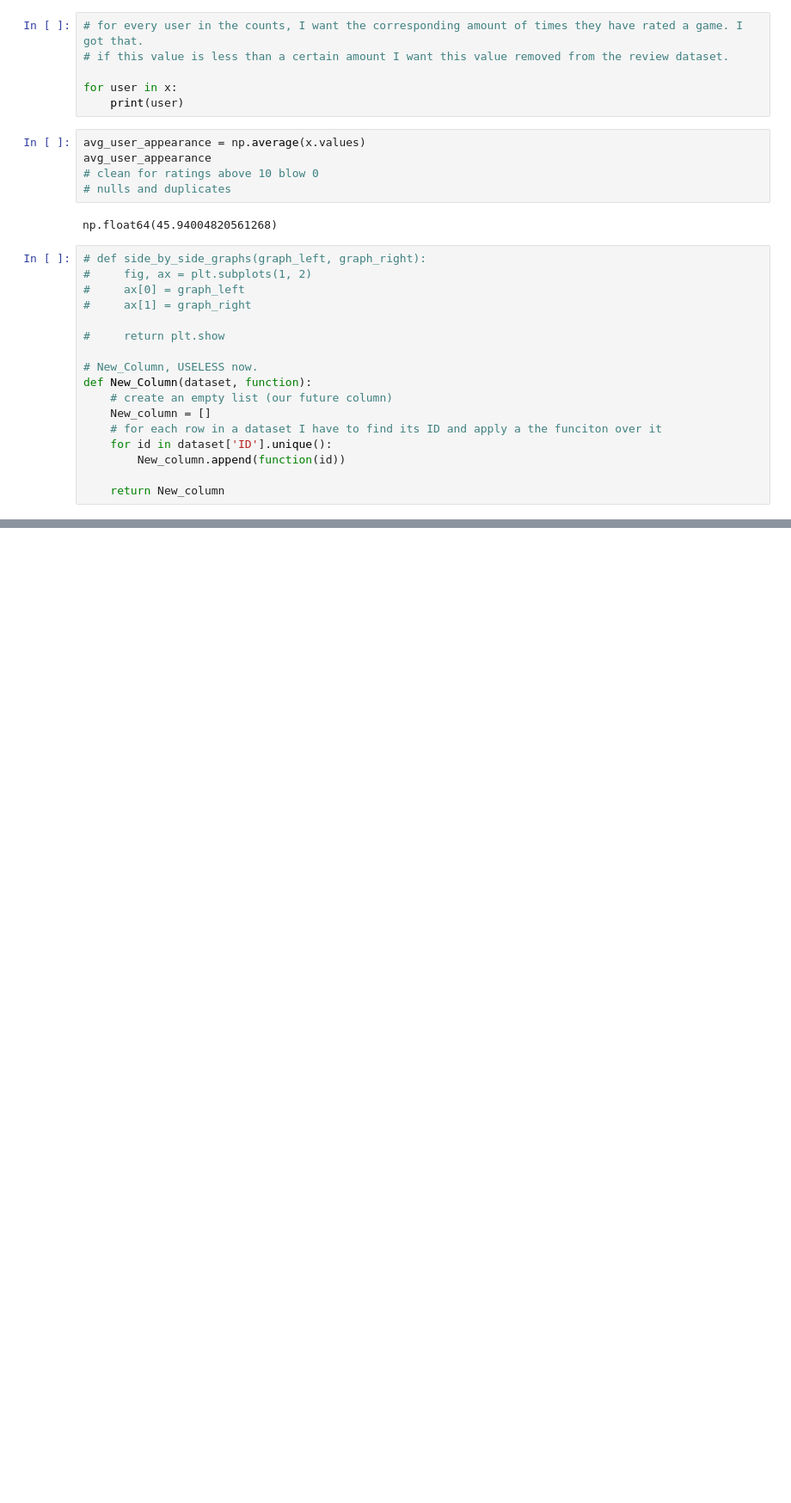
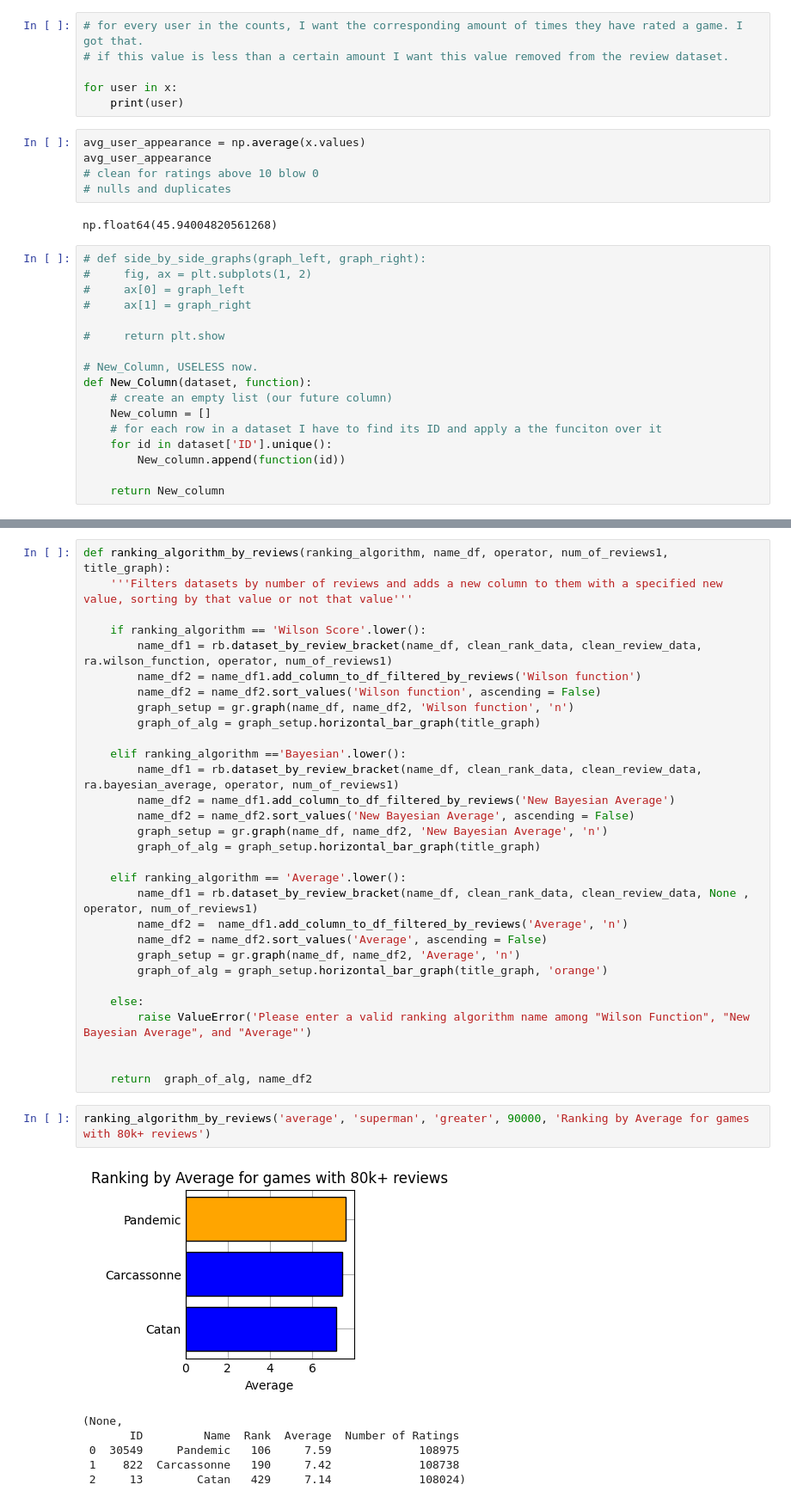
Before and after one commit to NeriDSE/Neri_PythonProject_DSE, a Jupyter notebook: Source/notebook_to_test_2.ipynb, the cells around one changed output, grey strips where cells are left out. Shown at 86% size. Drawn from its saved outputs; the diff is of its cells as text; blank space fills up the shorter version.

Commit message:
set up main.py properly, tweaked details of functions to accomodate for the average

```diff
--- a/Source/notebook_to_test_2.ipynb
+++ b/Source/notebook_to_test_2.ipynb
@@ -138,0 +142,39 @@ def New_Column(dataset, function):
+# %%
+def ranking_algorithm_by_reviews(ranking_algorithm, name_df, operator, num_of_reviews1, title_graph):
+    '''Filters datasets by number of reviews and adds a new column to them with a specified new value, sorting by that value or not that value'''
+
+    if ranking_algorithm == 'Wilson Score'.lower():
+        name_df1 = rb.dataset_by_review_bracket(name_df, clean_rank_data, clean_review_data, ra.wilson_function, operator, num_of_reviews1)
+        name_df2 = name_df1.add_column_to_df_filtered_by_reviews('Wilson function')
+        name_df2 = name_df2.sort_values('Wilson function', ascending = False)
+        graph_setup = gr.graph(name_df, name_df2, 'Wilson function', 'n')
+        graph_of_alg = graph_setup.horizontal_bar_graph(title_graph)
+
+    elif ranking_algorithm =='Bayesian'.lower():
+        name_df1 = rb.dataset_by_review_bracket(name_df, clean_rank_data, clean_review_data, ra.bayesian_average, operator, num_of_reviews1)
+        name_df2 = name_df1.add_column_to_df_filtered_by_reviews('New Bayesian Average')
+        name_df2 = name_df2.sort_values('New Bayesian Average', ascending = False)
+        graph_setup = gr.graph(name_df, name_df2, 'New Bayesian Average', 'n')
+        graph_of_alg = graph_setup.horizontal_bar_graph(title_graph)
+
+    elif ranking_algorithm == 'Average'.lower():
+        name_df1 = rb.dataset_by_review_bracket(name_df, clean_rank_data, clean_review_data, None , operator, num_of_reviews1)
+        name_df2 =  name_df1.add_column_to_df_filtered_by_reviews('Average', 'n')
+        name_df2 = name_df2.sort_values('Average', ascending = False)
+        graph_setup = gr.graph(name_df, name_df2, 'Average', 'n')
+        graph_of_alg = graph_setup.horizontal_bar_graph(title_graph, 'orange')
+
+    else:
+        raise ValueError('Please enter a valid ranking algorithm name among "Wilson Function", "New Bayesian Average", and "Average"')
+
+
+    return  graph_of_alg, name_df2
+# %%
+ranking_algorithm_by_reviews('average', 'superman', 'greater', 90000, 'Ranking by Average for games with 80k+ reviews')
+# %% [output]
+[figure, added]
+(None,
+       ID         Name  Rank  Average  Number of Ratings
+ 0  30549     Pandemic   106     7.59             108975
+ 1    822  Carcassonne   190     7.42             108738
+ 2     13        Catan   429     7.14             108024)
```
Also changed, not shown: parts of 4 cells of this notebook, 4 other files.
